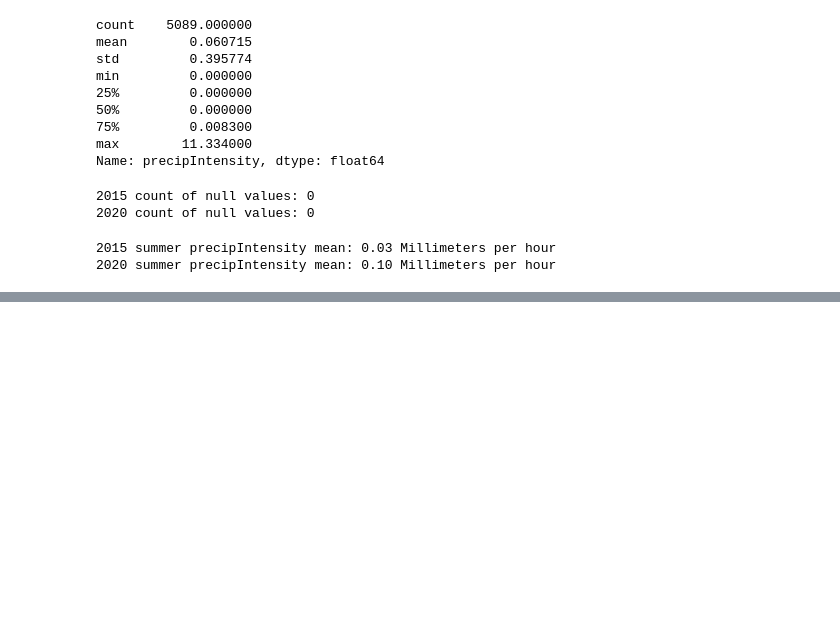
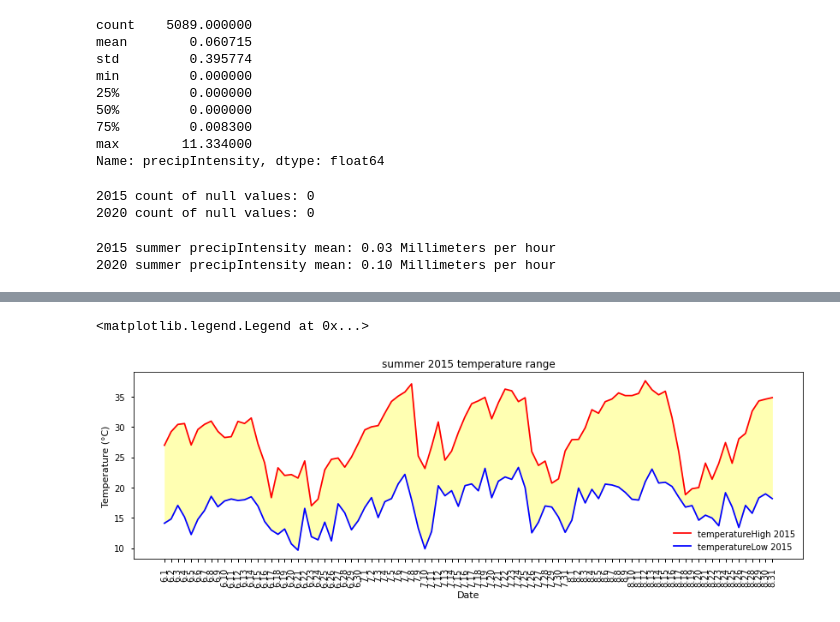
Before and after one commit to xngst/Budapest_idojaras_2000-2020, a Jupyter notebook: Ipython Notebook/Budapest Időjárás 2000-2020 elemzés.ipynb, the cells around one changed output, grey strips where cells are left out. Saved outputs shown, nothing was run; the diff lists cells and outputs as text; code cells hidden in the pictures; blank space fills up the shorter version.

```diff
--- a/Ipython Notebook/Budapest Időjárás 2000-2020 elemzés.ipynb
+++ b/Ipython Notebook/Budapest Időjárás 2000-2020 elemzés.ipynb
@@ -418,0 +421,40 @@ ax.legend(bbox_to_anchor=(1.2, 1.3))
+# %%
+year_1_df = all_years[f'{year1}-{start_period}': f'{year1}-{end_period}'].copy()
+year_2_df = all_years[f'{year2}-{start_period}': f'{year2}-{end_period}'].copy()
+# %%
+year_1_df["temp_range"] = year_1_df["temperatureHigh"] - year_1_df["temperatureLow"]
+# %%
+fig = plt.figure(figsize=(14,4))
+ax = plt.axes()
+
+ax.plot(year_1_df["month_day"],
+        year_1_df["temperatureHigh"],
+         '-',
+         color='red',
+         label=f'temperatureHigh {year1}'
+        )
+
+ax.plot(year_1_df["month_day"],
+        year_1_df["temperatureLow"],
+         '-',
+         color='blue',
+         label=f'temperatureLow {year1}'
+        )
+
+plt.fill_between(year_1_df["month_day"],
+                 year_1_df["temperatureHigh"],
+                 year_1_df["temperatureLow"],
+                 color="yellow",
+                 alpha=0.3)
+
+ax.tick_params(axis='x', rotation=90)
+
+ax.set(title=f"summer {year1} temperature range",
+       xlabel='Date',
+       ylabel='Temperature (°C)')
+
+
+ax.legend(loc='lower right', frameon=False)
+# %% [output]
+<matplotlib.legend.Legend at 0x...>
+[figure, added]
```
Also changed, not shown: parts of 17 cells of this notebook, 7 other files.
